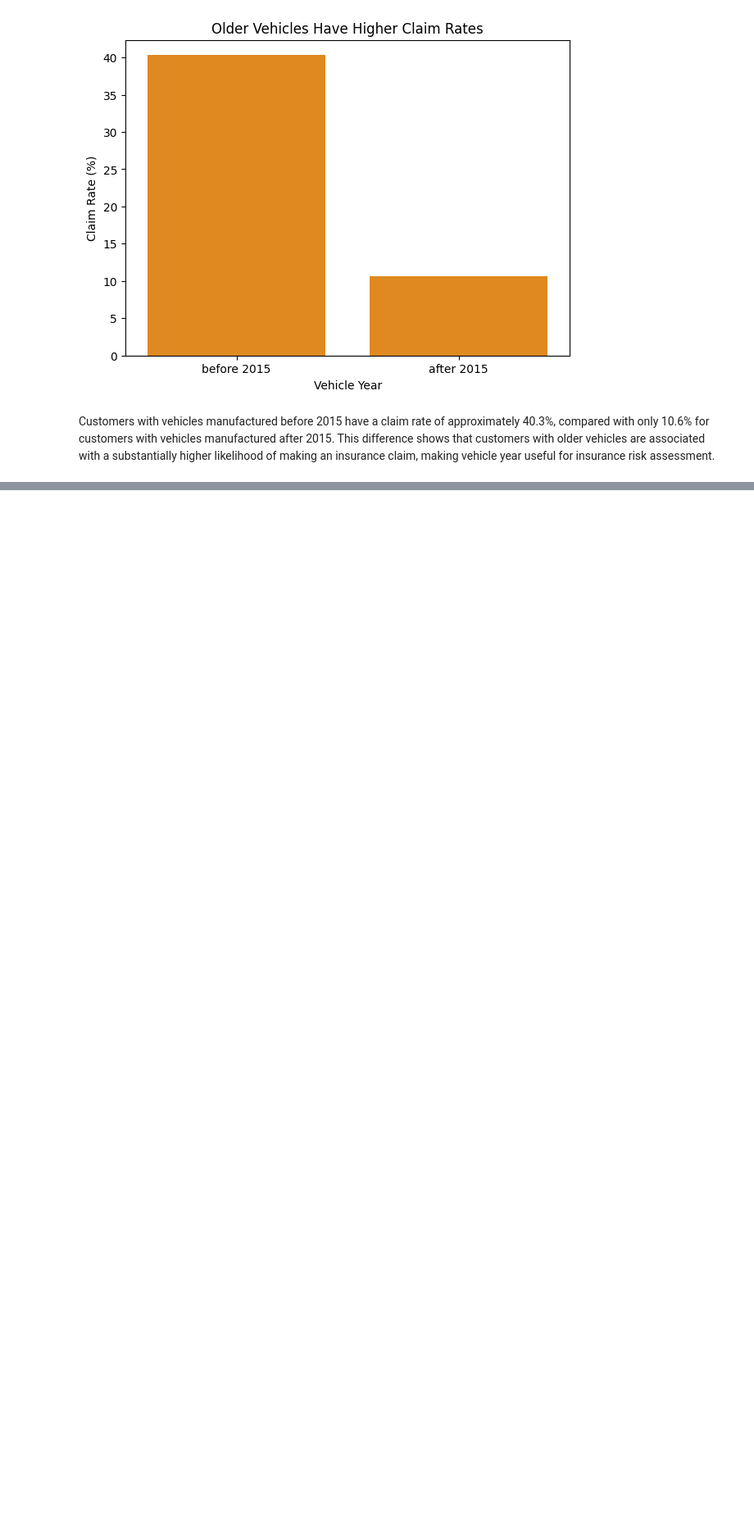
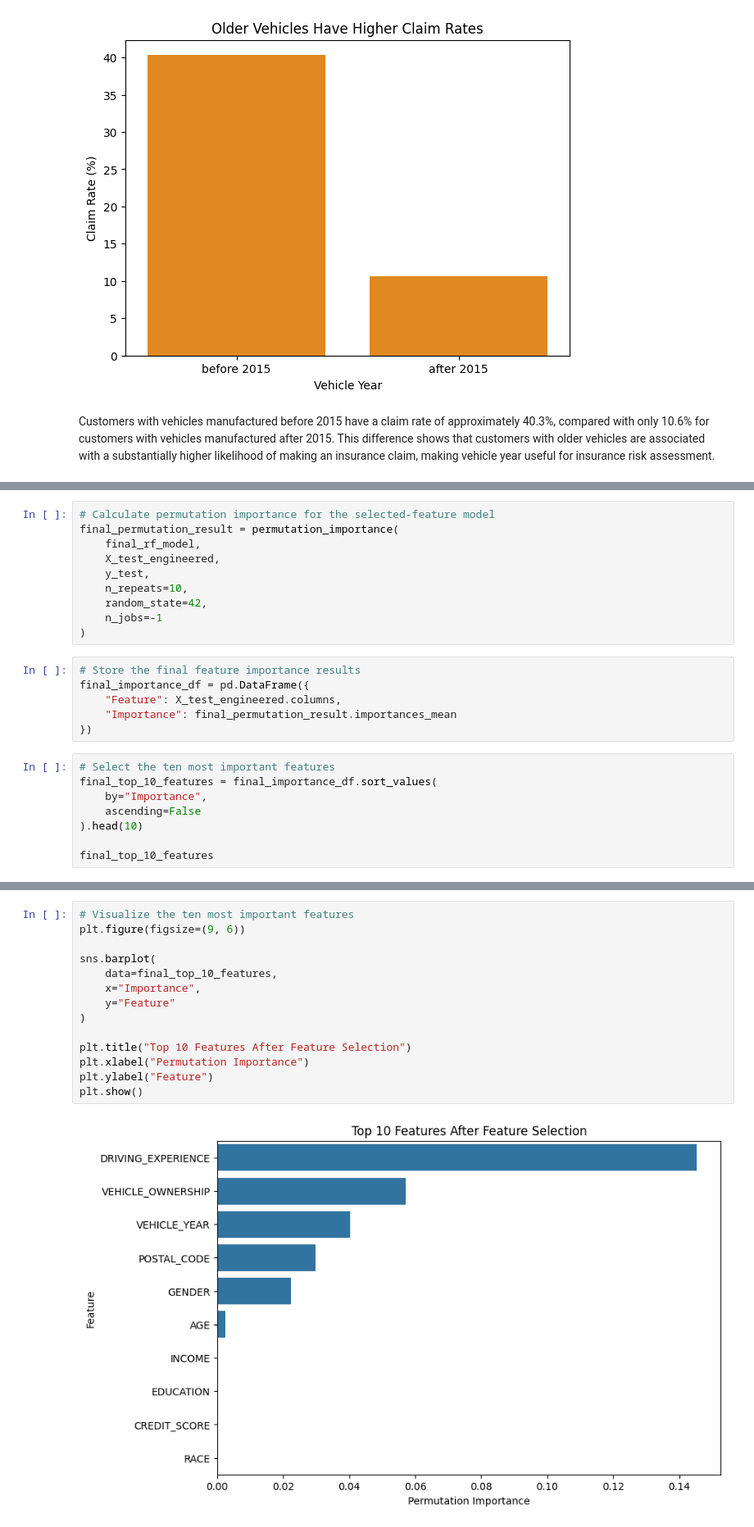
Before and after one commit to Shojaiaa/Car-Insurance-Claim-Prediction, a Jupyter notebook: Car_Insurance_Claim_Prediction.ipynb, the cells around one changed output, grey strips where cells are left out. Shown at 82% size. Cells and saved outputs as stored; diff of their text form; blank space fills up the shorter version.

```diff
--- a/Car_Insurance_Claim_Prediction.ipynb
+++ b/Car_Insurance_Claim_Prediction.ipynb
@@ -589,0 +927,24 @@ Customers with vehicles manufactured before 2015 have a claim rate of approximat
+# %%
+# Calculate permutation importance for the selected-feature model
+final_permutation_result = permutation_importance(
+    final_rf_model,
+    X_test_engineered,
+    y_test,
+    n_repeats=10,
+    random_state=42,
+    n_jobs=-1
+)
+# %%
+# Store the final feature importance results
+final_importance_df = pd.DataFrame({
+    "Feature": X_test_engineered.columns,
+    "Importance": final_permutation_result.importances_mean
+})
+# %%
+# Select the ten most important features
+final_top_10_features = final_importance_df.sort_values(
+    by="Importance",
+    ascending=False
+).head(10)
+
+final_top_10_features
@@ -589,0 +963,16 @@ Customers with vehicles manufactured before 2015 have a claim rate of approximat
+# %%
+# Visualize the ten most important features
+plt.figure(figsize=(9, 6))
+
+sns.barplot(
+    data=final_top_10_features,
+    x="Importance",
+    y="Feature"
+)
+
+plt.title("Top 10 Features After Feature Selection")
+plt.xlabel("Permutation Importance")
+plt.ylabel("Feature")
+plt.show()
+# %% [output]
+[figure, added]
```
Also changed, not shown: parts of 31 cells of this notebook.
